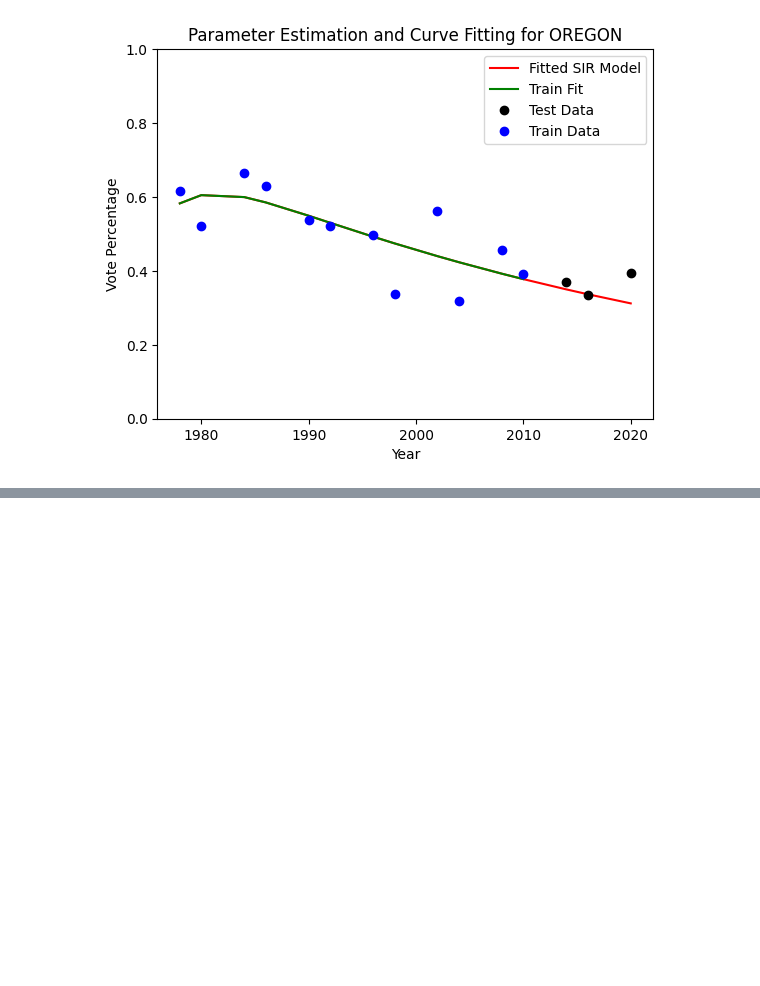
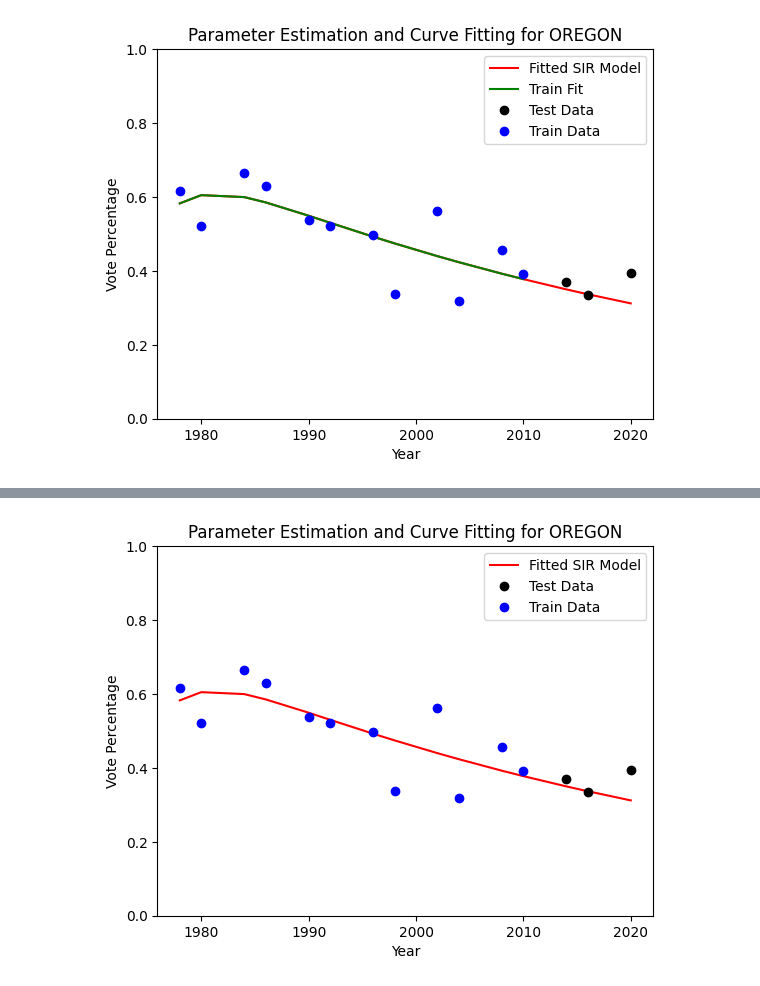
Before and after one commit to alanroyce20102003/bt5240, a Jupyter notebook: main.ipynb, the cells around one changed output, grey strips where cells are left out. Saved outputs shown, nothing was run; the diff lists cells and outputs as text; code cells hidden in the pictures; blank space fills up the shorter version.

Commit message:
added evolutionary algorithm for parameter estimation

```diff
--- a/main.ipynb
+++ b/main.ipynb
@@ -164,7 +164,12 @@ plt.show()
 - ADD MORE REALISTIC PARAMETERS TO THE MODEL
 # %%
 year = df_dict[('OREGON', 'REPUBLICAN')]['year'].values
-votes = df_dict[('OREGON', 'REPUBLICAN')]['candidatevotes'].value
+votes = df_dict[('OREGON', 'REPUBLICAN')]['candidatevotes'].values
+total_votes = df_dict[('OREGON', 'REPUBLICAN')]['totalvotes'].values
+vote_percentage = votes / total_votes
+split_index = int(0.8 * len(year))
+
+X_train, X_test = year[:split_index], year[split_index:]
 y_train, y_test = vote_percentage[:split_index], vote_percentage[split_index:]
 I0 = vote_percentage[0]
 S0 = 1 - I0
@@ -192,0 +260,6 @@ plt.show()
+# %%
+N = 10000
+best_params = run_ga(vote_percentage, year, N)
+beta, gamma = best_params
+print(f"Best parameters from GA: beta={beta}, gamma={gamma}")
+ea_fit = (fit_sir_model(year, *params))
@@ -192,0 +284,13 @@ plt.show()
+# %%
+plt.plot(year, ea_fit, 'r-', label='Fitted SIR Model')
+# plt.plot(X_train, fit_sir_model(X_train, *params), 'g-', label='Train Fit')
+plt.plot(X_test, y_test, 'ko', label='Test Data')
+plt.plot(X_train, y_train, 'bo', label='Train Data')
+plt.xlabel('Year')
+plt.ylabel('Vote Percentage')
+plt.ylim(0, 1)
+plt.legend()
+plt.title('Parameter Estimation and Curve Fitting for OREGON')
+plt.show()
+# %% [output]
+[figure, added]
```
Also changed, not shown: parts of 6 cells of this notebook.
